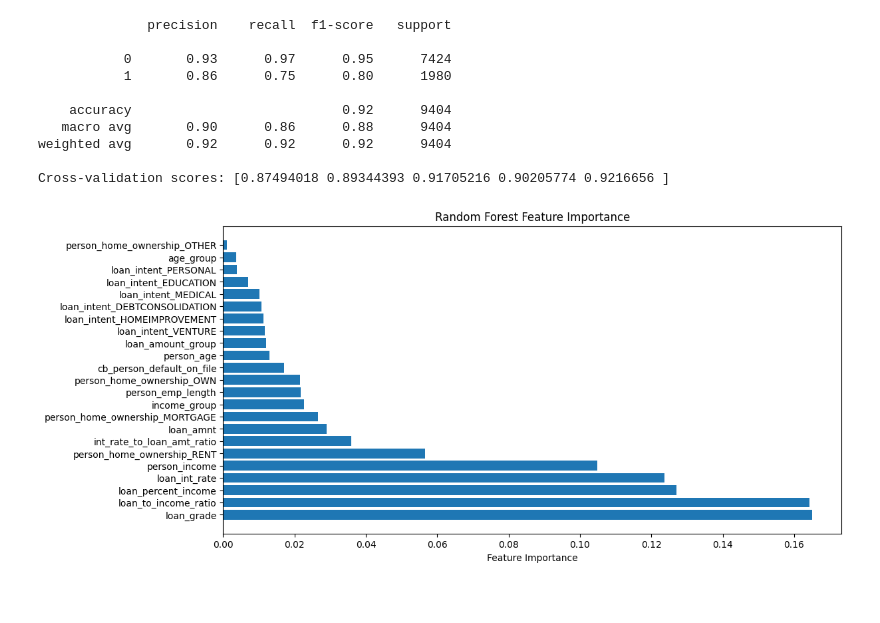
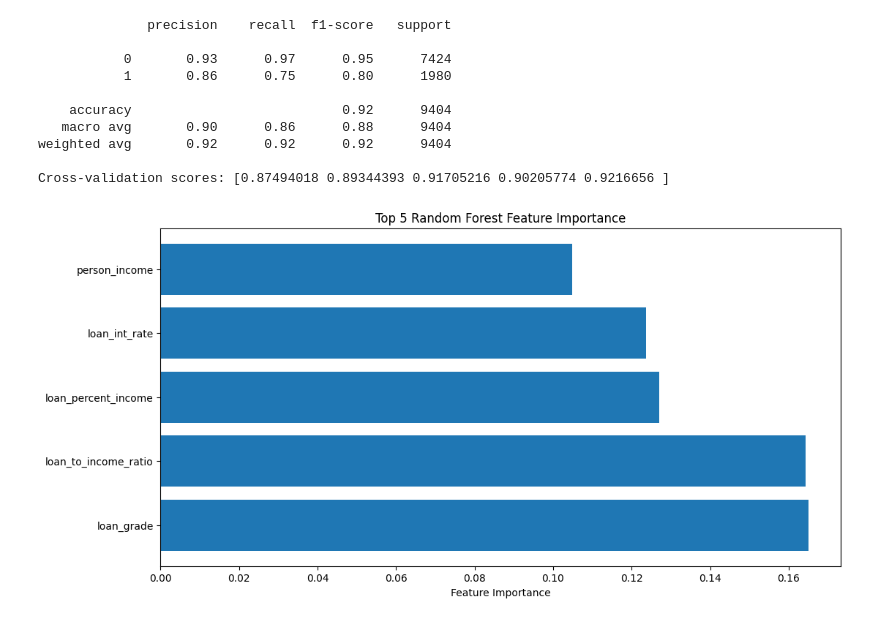
Before and after one commit to ruchira-bogahawatta/BIS-Analysis, a Jupyter notebook: assignment.ipynb, the cells around one changed output. Cells and saved outputs as stored; diff of their text form; code cells hidden in the pictures; blank space fills up the shorter version.

Commit message:
importance only 5 features

```diff
--- a/assignment.ipynb
+++ b/assignment.ipynb
@@ -814,15 +814,15 @@ Cross-validation scores: [0.87494018 0.89344393 0.91705216 0.90205774 0.9216656
 # %%
 # Feature Importance
 feature_importances = model.feature_importances_
-
-# Sort features by importance
 sorted_idx = np.argsort(feature_importances)[::-1]
 
-# Plot the feature importances
+# Display the top 5 most important features
+top_5_features = sorted_idx[:5]
+
 plt.figure(figsize=(12, 6))
-plt.barh(feature_names[sorted_idx], feature_importances[sorted_idx])
+plt.barh(feature_names[top_5_features], feature_importances[top_5_features])
 plt.xlabel('Feature Importance')
-plt.title('Random Forest Feature Importance')
+plt.title('Top 5 Random Forest Feature Importance')
 plt.show()
 # %% [output]
-[figure, old version]
+[figure, new version]
```
